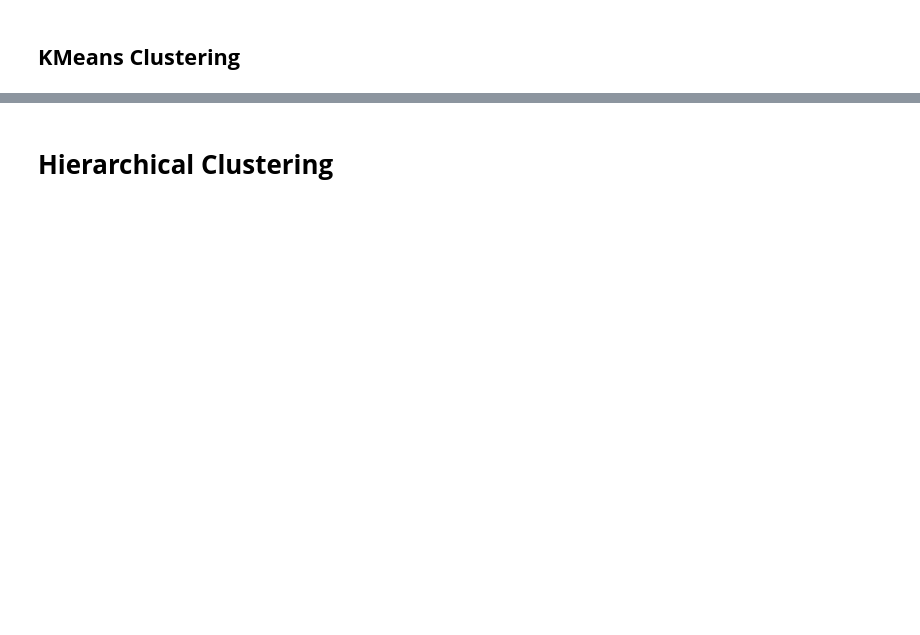
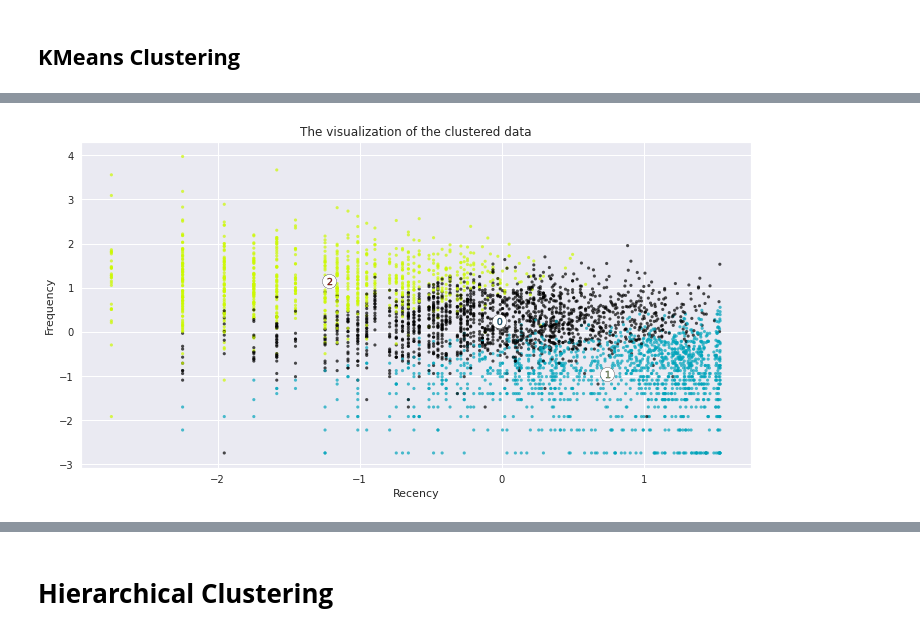
Before and after one commit to RupeshSharma14/Online-Retail-Customer-Segmentation, a Jupyter notebook: Online_Retail_Customer_Segmentation.ipynb, the cells around one changed output, grey strips where cells are left out. Cells and saved outputs as stored; diff of their text form; code cells hidden in the pictures; blank space fills up the shorter version.

```diff
--- a/Online_Retail_Customer_Segmentation.ipynb
+++ b/Online_Retail_Customer_Segmentation.ipynb
@@ -593,3 +618,25 @@ from sklearn.cluster import KMeans
 kmeans = KMeans(n_clusters = 3)
 kmeans.fit(data_prepared)
 kmeans_clusters = kmeans.predict(data_prepared)
+# %%
+# Visualising the clusters wrt Recency and Frequency
+
+colors = matplotlib.cm.nipy_spectral(kmeans_clusters.astype(float) / 3)
+plt.scatter(data_prepared[:, 0], data_prepared[:, 1], marker = ".",
+            s = 40, lw = 0, alpha = 0.7, c = colors, edgecolor = "k")
+
+centers = kmeans.cluster_centers_
+plt.scatter(centers[:, 0], centers[:, 1], marker = "o",
+            c="white", alpha = 1, s = 200, edgecolor = "k")
+
+for i, c in enumerate(centers):
+          plt.scatter(c[0], c[1], marker ="$%d$" % i, alpha = 1,
+                      s = 50, edgecolor = "k")
+
+plt.title("The visualization of the clustered data")
+plt.xlabel("Recency")
+plt.ylabel("Frequency")
+
+plt.show()
+# %% [output]
+[figure, added]
```
Also changed, not shown: parts of 69 cells of this notebook.
